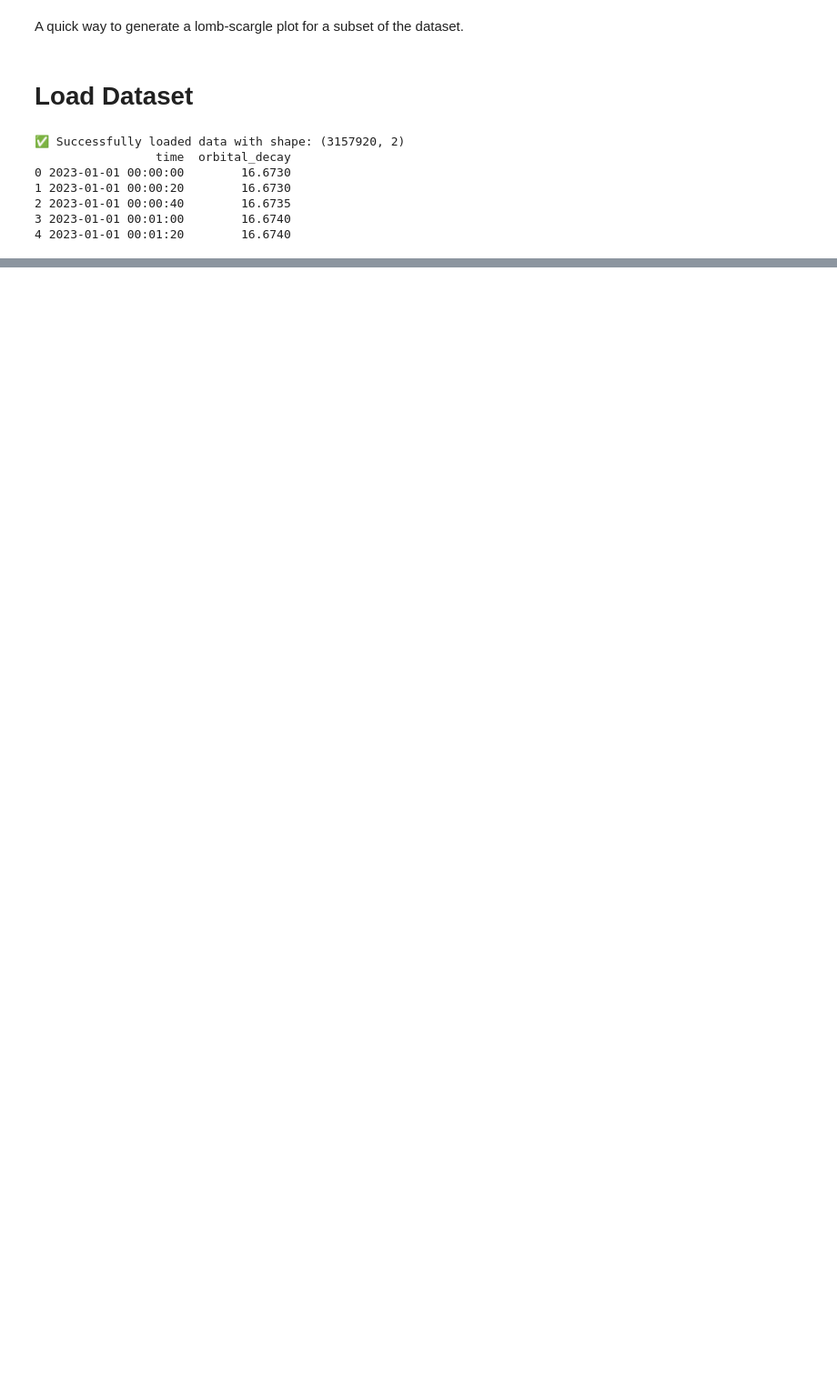
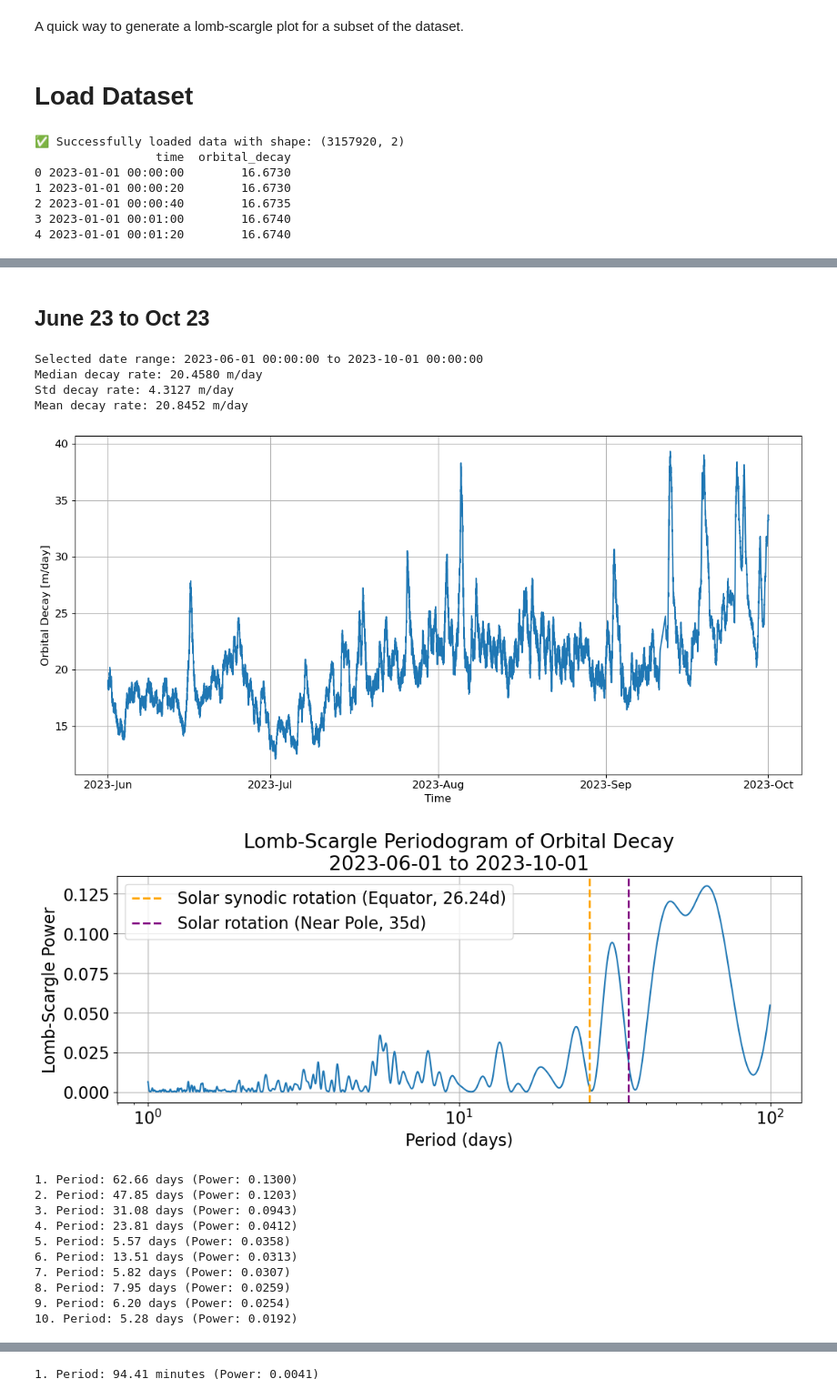
Before and after one commit to David-Student-Bern/MT, a Jupyter notebook: Analysis/Orbital_Decay/Trend_Removal/lombscargle_subset.ipynb, the cells around one changed output, grey strips where cells are left out. Shown at 91% size. Saved outputs shown, nothing was run; the diff lists cells and outputs as text; code cells hidden in the pictures; blank space fills up the shorter version.

```diff
--- a/Analysis/Orbital_Decay/Trend_Removal/lombscargle_subset.ipynb
+++ b/Analysis/Orbital_Decay/Trend_Removal/lombscargle_subset.ipynb
@@ -54,0 +129,54 @@ Strongest period: 22.77 days
+# %% [markdown]
+## June 23 to Oct 23
+# %%
+# =========================== Input ===================================
+start_date = '2023-06-01 00:00:00'
+end_date = '2023-10-01 00:00:00'
+
+# Add an option for monthly, daily, or hourly ticks
+tick_interval = 'monthly'  # Change to 'monthly', 'daily', or 'hourly'
+tick_step = 1  # Step for the ticks (e.g., every month =1, every 2 months = 2, etc)
+
+subset = GFOC_data.copy()
+subset.set_index('time', inplace=True)
+subset = create_subset2(subset, start_date, end_date, resample_rate='20s')
+print(f"Selected date range: {start_date} to {end_date}")
+print(f"Median decay rate: {subset['orbital_decay'].median():.4f} m/day")
+print(f'Std decay rate: {subset["orbital_decay"].std():.4f} m/day')
+print(f"Mean decay rate: {subset['orbital_decay'].mean():.4f} m/day")
+
+plot_orbital_decay(GFOC_data, None, start_date, end_date, tick_interval, tick_step, FLAGS=False, Lombscargle=False)
+plot_lombscargle_periodogram(GFOC_data, start_date, end_date,
+    min_period=1.0,   # days
+    max_period=100,  # days
+    vlines=True,
+    print_period='days',
+    figsize=(12, 4),
+    font_size=16,
+    show=True
+)
+plot_lombscargle_periodogram(GFOC_data, start_date, end_date,
+    min_period=0.05,   # days
+    max_period=0.07,  # days
+    vlines=False,
+    print_period='minutes',
+    figsize=(10, 5),
+    show=True
+)
+# %% [output]
+Selected date range: 2023-06-01 00:00:00 to 2023-10-01 00:00:00
+Median decay rate: 20.4580 m/day
+Std decay rate: 4.3127 m/day
+Mean decay rate: 20.8452 m/day
+[figure, added]
+[figure, added]
+1. Period: 62.66 days (Power: 0.1300)
+2. Period: 47.85 days (Power: 0.1203)
+3. Period: 31.08 days (Power: 0.0943)
+4. Period: 23.81 days (Power: 0.0412)
+5. Period: 5.57 days (Power: 0.0358)
+6. Period: 13.51 days (Power: 0.0313)
+7. Period: 5.82 days (Power: 0.0307)
+8. Period: 7.95 days (Power: 0.0259)
+9. Period: 6.20 days (Power: 0.0254)
+10. Period: 5.28 days (Power: 0.0192)
@@ -54,0 +184 @@ Strongest period: 22.77 days
+1. Period: 94.41 minutes (Power: 0.0041)
```
Also changed, not shown: parts of 13 cells of this notebook, 4 other files.
